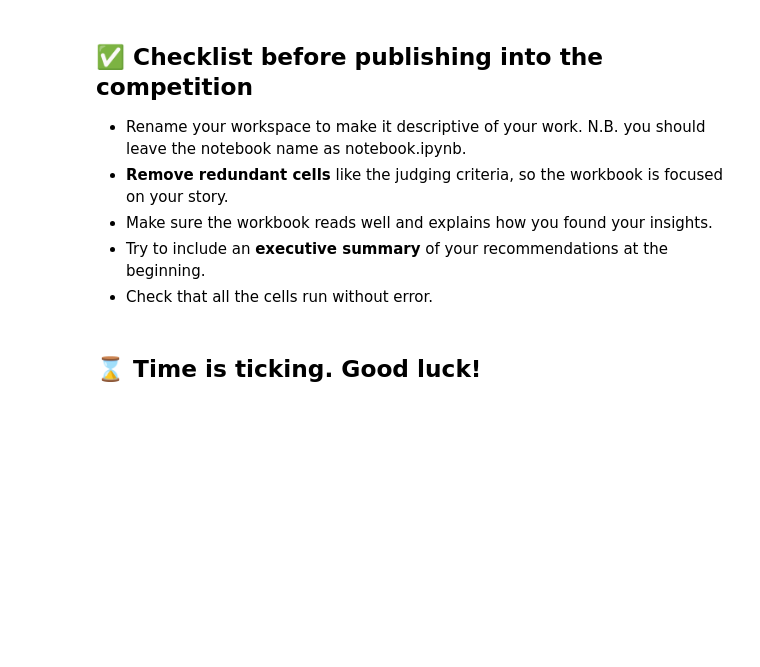
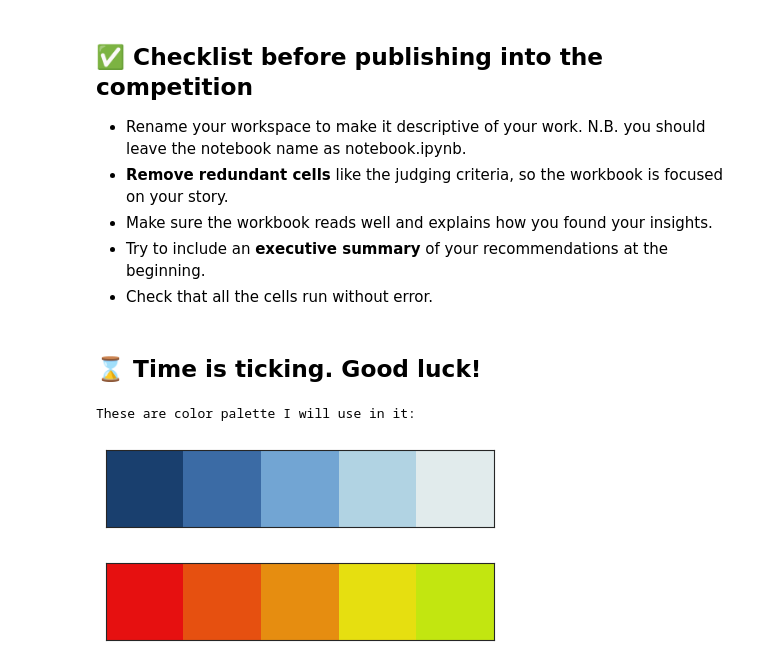
Before and after one commit to andreggalvao/hospitals_readmissions, a Jupyter notebook: hosp_readmissions.ipynb, the cells around one changed output. Drawn from its saved outputs; the diff is of its cells as text; code cells hidden in the pictures; blank space fills up the shorter version.

```diff
--- a/hosp_readmissions.ipynb
+++ b/hosp_readmissions.ipynb
@@ -65,3 +54,36 @@ Create a report that covers the following:
 - Check that all the cells run without error.
 # %% [markdown]
 ## ⌛️ Time is ticking. Good luck!
+# %%
+# Libraries
+import pandas as pd
+import numpy as np
+import numpy as np
+import pandas as pd
+import seaborn as sns
+import matplotlib.pyplot as plt
+
+
+pd.set_option('display.max_rows', 500)
+pd.set_option('display.max_columns', 500)
+pd.set_option('display.width', 1000)
+
+
+
+
+sns.set_style('white')
+plt.rcParams['font.family'] = 'monospace'
+
+blues = ['#193f6e','#3b6ba5','#72a5d3','#b1d3e3','#e1ebec']
+reds = ['#e61010','#e65010','#e68d10','#e6df10','#c2e610']
+cmap_blues = sns.color_palette(blues)
+cmap_reds = sns.color_palette(reds)
+sns.set_palette(cmap_blues)
+
+print('These are color palette I will use in it:')
+sns.palplot(cmap_blues)
+sns.palplot(cmap_reds)
+# %% [output]
+These are color palette I will use in it:
+[figure, added]
+[figure, added]
```
Also changed, not shown: parts of 15 cells of this notebook, 3 other files.
